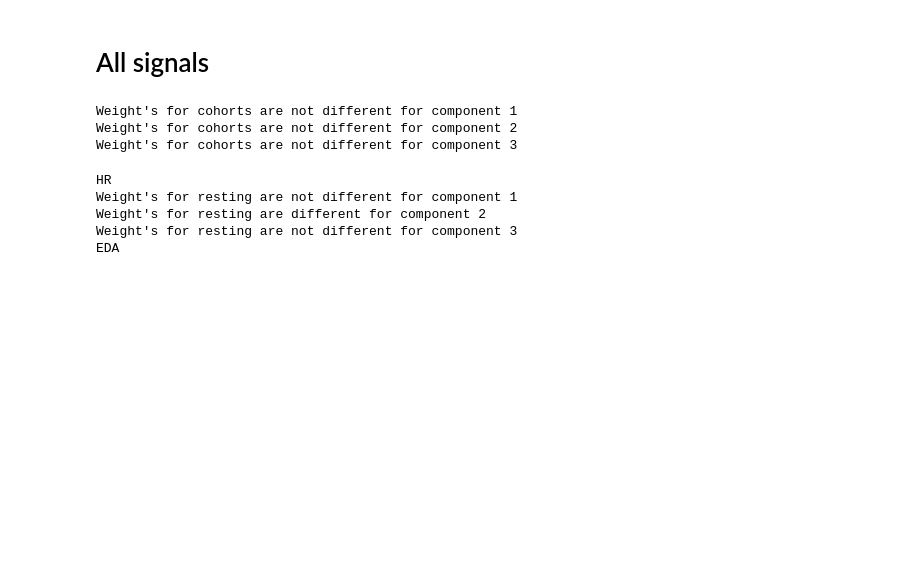
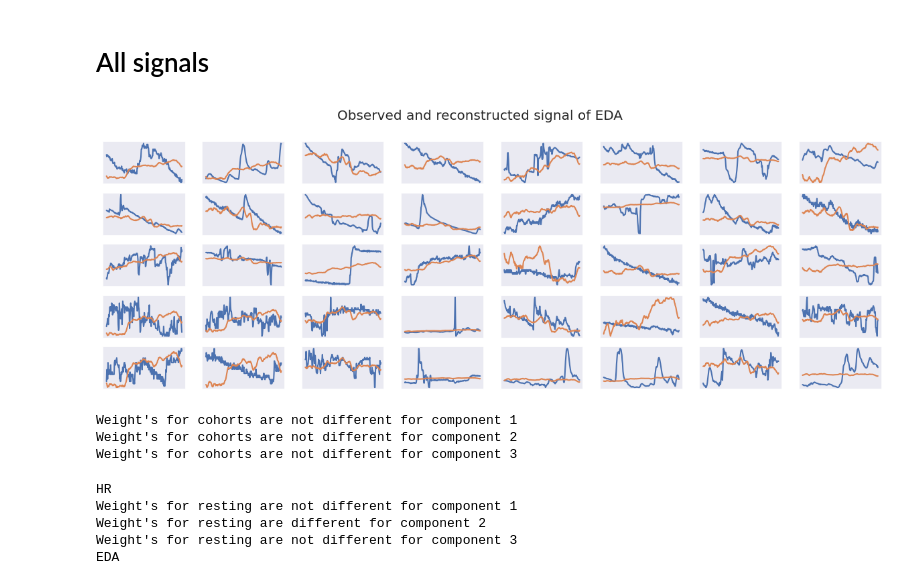
Before and after one commit to tbarcinski/02582-Computational-Data-Analysis, a Jupyter notebook: Case2/NMF.ipynb, the cells around one changed output. Drawn from its saved outputs; the diff is of its cells as text; code cells hidden in the pictures; blank space fills up the shorter version.

```diff
--- a/Case2/NMF.ipynb
+++ b/Case2/NMF.ipynb
@@ -123,7 +127,7 @@ plt.show()
 # %%
 # how many components results in the highest expalined variance while not overfitting?
 # by default it doesn't regularize W and H, maybe we should impose some for stability?
-X = raw_ds.values
+X = raw_ds
 model = NMF(n_components=3, random_state=100, init='random', solver='cd')
 W = model.fit_transform(X)
 H = model.components_
@@ -145,7 +149,3 @@ Iter 178
 <Figure size 1000x1000 with 0 Axes>
 [figure]
 [figure]
-# %%
-observed = pd.read_csv(f"{metadata['Path'][idx]}/HR.csv")["HR"].values[-224:]
-observed
-X[40]
@@ -170,13 +152,13 @@ array([82.72, 82.72, 82.75, 82.78, 82.85, 82.95, 83.1 , 83.27, 83.45,
 # %%
 nrows = 5
 ncols = 8
+
 fig, axs = plt.subplots(ncols = ncols, nrows=nrows)
 fig.set_figwidth(15)
 for i in range(nrows):
     for j in range(ncols):
         idx = i*ncols+j
-        observed = pd.read_csv(f"{metadata['Path'][idx]}/HR.csv")["HR"].values[-224:]
-        #reconstructed = (W@H)[idx, :]
+        observed = X.values[idx]
         reconstructed = (W[idx, :]@H)
         axs[i, j].plot(observed)
         axs[i, j].plot(reconstructed)
@@ -291,19 +273,21 @@ plt.show()
 # do kruskal tests
 
 def find_weights(stat, n_comp = 3, seed=100, init='random', solver='cd'):
-    raw_ds = get_standardized_signals(stat)
+    normalize = True if stat=='BVP' else False
+    raw_ds, scaler = get_standardized_signals(stat, with_scaling=normalize)
     X = raw_ds.values
     model = NMF(n_components=n_comp, random_state=seed, init=init, solver=solver)
     W = model.fit_transform(X)
     H = model.components_
 
-    return (X, W, H, model)
+    return (X, W, H, model, scaler)
 
-#X, W, H, model = find_weights("HR")
+X, W, H, model, scaler = find_weights("EDA")
 
-def plot_reconstruction(X, W, H, stat):
+def plot_reconstruction(X, W, H, stat, scaler=None):
     nrows = 5
     ncols = 8
+    Xnew = scaler.inverse_transform(X) if stat=="BVP" else X
     fig, axs = plt.subplots(ncols = ncols, nrows=nrows)
     fig.set_figwidth(15)
     for i in range(nrows):
@@ -311,15 +295,15 @@ def plot_reconstruction(X, W, H, stat):
             idx = i*ncols+j
             observed = X[idx]
             reconstructed = (W[idx, :]@H)
-            axs[i, j].plot(observed)
-            axs[i, j].plot(reconstructed)
+            axs[i, j].plot(observed[:200])
+            axs[i, j].plot(reconstructed[:200])
             axs[i, j].set_yticks([])
             axs[i, j].set_xticks([])
 
     fig.suptitle(f"Observed and reconstructed signal of {stat}")
     plt.show()
 
-#plot_reconstruction(X, W, H, "EDA")
+plot_reconstruction(X, W, H, "EDA", scaler)
 
 def plot_components(H, stat):
     plt.figure()
@@ -367,33 +351,34 @@ def test_eq_dist(W, test_phases=True, test_resting=True, test_cohorts=True):
         if pval < 0.05:
             print(f"Weight's for {test_name} are different for component {j+1}")
         else:
             print(f"Weight's for {test_name} are not different for component {j+1}")
 
 
     n_comp = W.shape[1]
     components = np.arange(n_comp)
     for j in components:
 
 
         if test_phases:
             test = test_dist("Phase")
             pretty_print(test.pvalue, "phases", j)
 
 
         if test_resting:
             dists = [W[metadata['Phase'].isin(["phase1", "phase3"]), j],
                      W[metadata['Phase']=="phase2", j]]
 
             test = kruskal(*dists)
             pretty_print(test.pvalue, "resting", j)
 
         if test_cohorts:
             test = test_dist("Cohort")
             pretty_print(test.pvalue, "cohorts", j)
 
 
 test_eq_dist(W, test_phases=False, test_resting=False)
 # %% [output]
+[figure, added]
 Weight's for cohorts are not different for component 1
 Weight's for cohorts are not different for component 2
 Weight's for cohorts are not different for component 3
```
Also changed, not shown: parts of 7 cells of this notebook.
